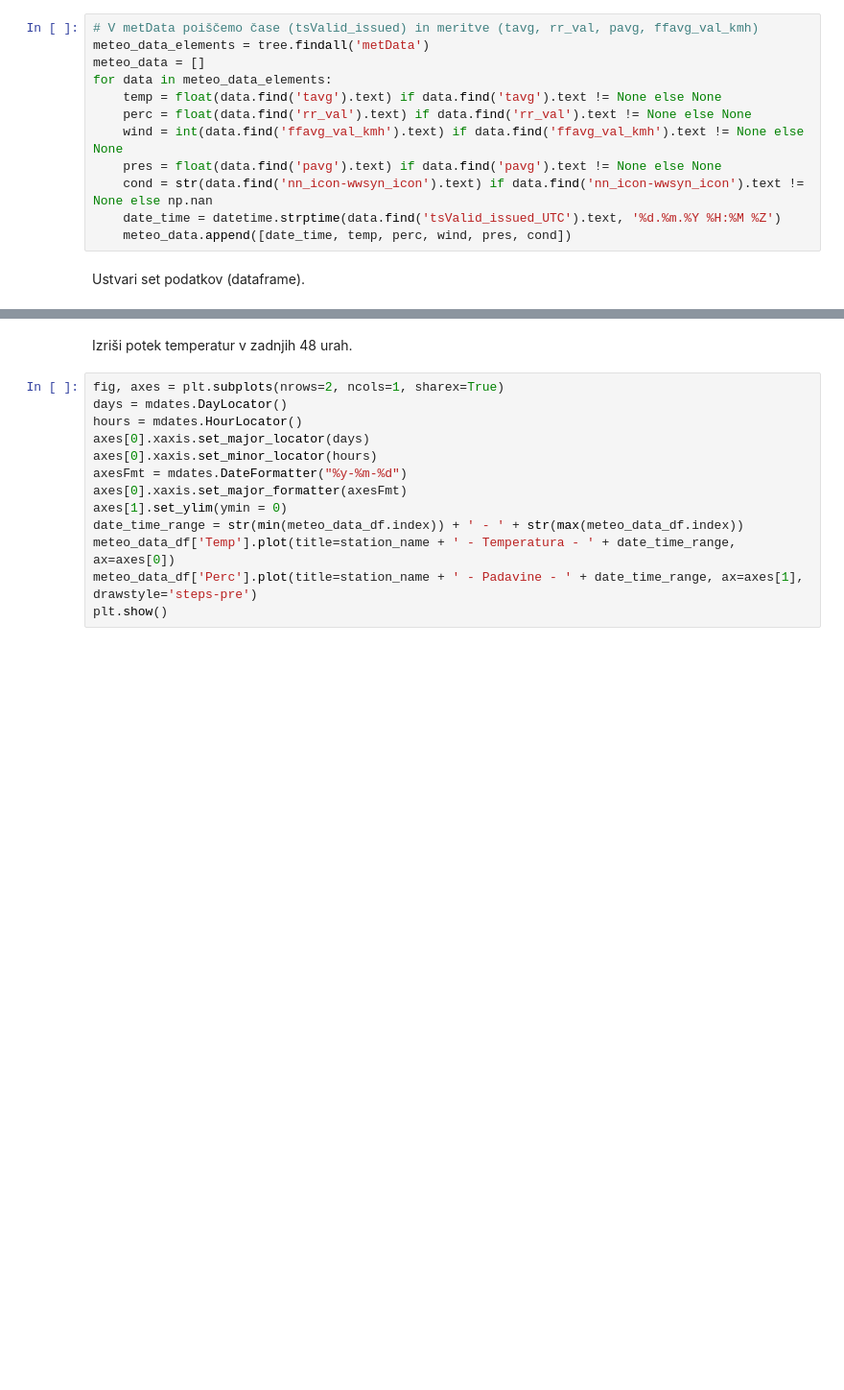
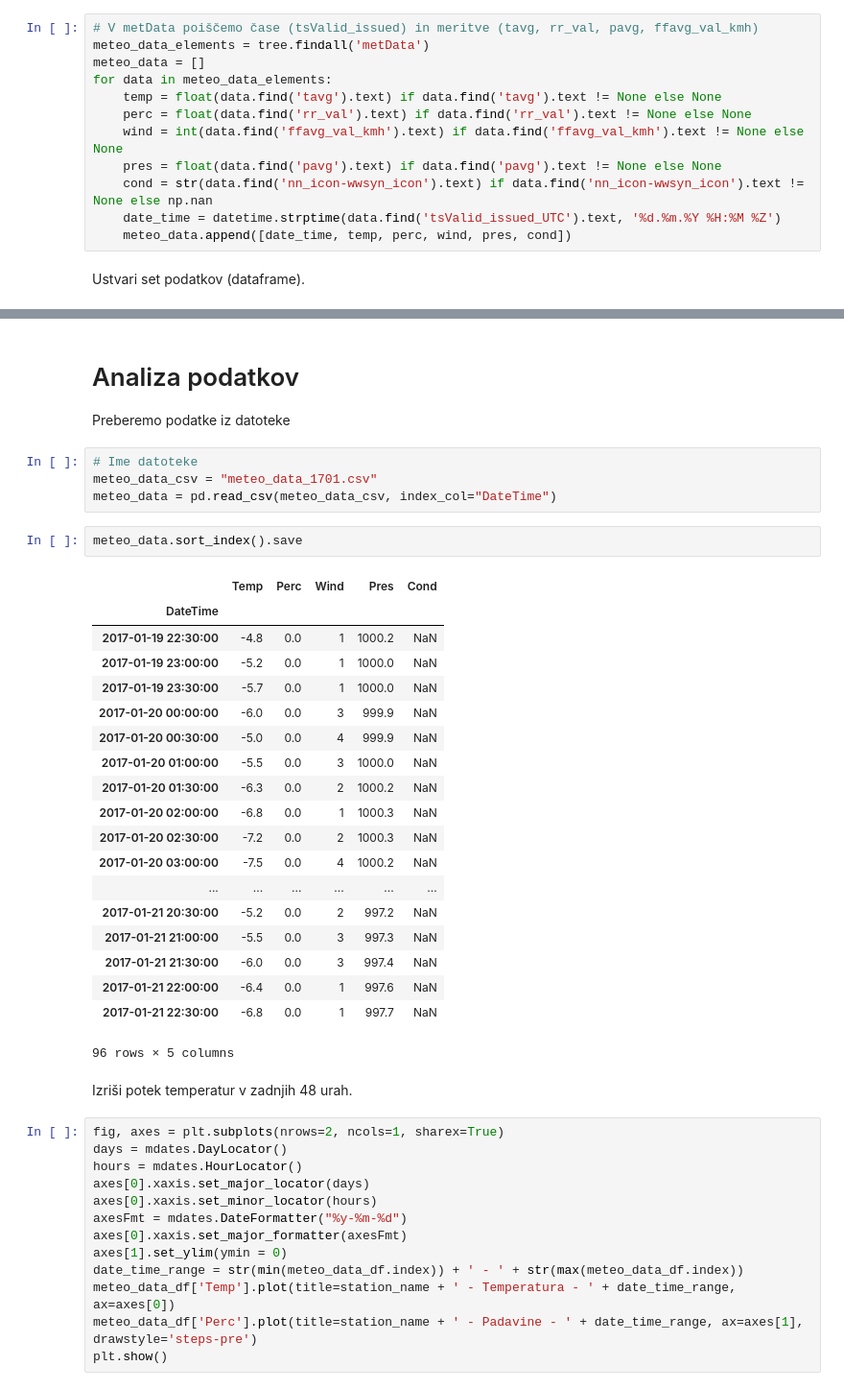
Before and after one commit to KrOstir/varia, a Jupyter notebook: meteo_analyse.ipynb, the cells around one changed output, grey strips where cells are left out. Shown at 96% size. Drawn from its saved outputs; the diff is of its cells as text; blank space fills up the shorter version.

Commit message:
Add MeteoRead
Add application for reading 48h meteorological data
Meteo Arso Archive
Fix sorting of BicikeLJ and Meteo data rading

```diff
--- a/meteo_analyse.ipynb
+++ b/meteo_analyse.ipynb
@@ -119,3 +123,33 @@ meteo_data_df
+# %% [markdown]
+# Analiza podatkov
+
+Preberemo podatke iz datoteke
+# %%
+# Ime datoteke
+meteo_data_csv = "meteo_data_1701.csv"
+meteo_data = pd.read_csv(meteo_data_csv, index_col="DateTime")
+# %%
+meteo_data.sort_index().save
+# %% [output]
+|  | Temp | Perc | Wind | Pres | Cond |
+| DateTime |  |  |  |  |  |
+| 2017-01-19 22:30:00 | -4.8 | 0.0 | 1 | 1000.2 | NaN |
+| 2017-01-19 23:00:00 | -5.2 | 0.0 | 1 | 1000.0 | NaN |
+| 2017-01-19 23:30:00 | -5.7 | 0.0 | 1 | 1000.0 | NaN |
+| 2017-01-20 00:00:00 | -6.0 | 0.0 | 3 | 999.9 | NaN |
+| 2017-01-20 00:30:00 | -5.0 | 0.0 | 4 | 999.9 | NaN |
+| 2017-01-20 01:00:00 | -5.5 | 0.0 | 3 | 1000.0 | NaN |
+| 2017-01-20 01:30:00 | -6.3 | 0.0 | 2 | 1000.2 | NaN |
+| 2017-01-20 02:00:00 | -6.8 | 0.0 | 1 | 1000.3 | NaN |
+| 2017-01-20 02:30:00 | -7.2 | 0.0 | 2 | 1000.3 | NaN |
+| 2017-01-20 03:00:00 | -7.5 | 0.0 | 4 | 1000.2 | NaN |
+| ... | ... | ... | ... | ... | ... |
+| 2017-01-21 20:30:00 | -5.2 | 0.0 | 2 | 997.2 | NaN |
+| 2017-01-21 21:00:00 | -5.5 | 0.0 | 3 | 997.3 | NaN |
+| 2017-01-21 21:30:00 | -6.0 | 0.0 | 3 | 997.4 | NaN |
+| 2017-01-21 22:00:00 | -6.4 | 0.0 | 1 | 997.6 | NaN |
+| 2017-01-21 22:30:00 | -6.8 | 0.0 | 1 | 997.7 | NaN |
+96 rows × 5 columns
 # %% [markdown]
 Izriši potek temperatur v zadnjih 48 urah.
 # %%
```
Also changed, not shown: parts of 6 cells of this notebook, 2 other files.
